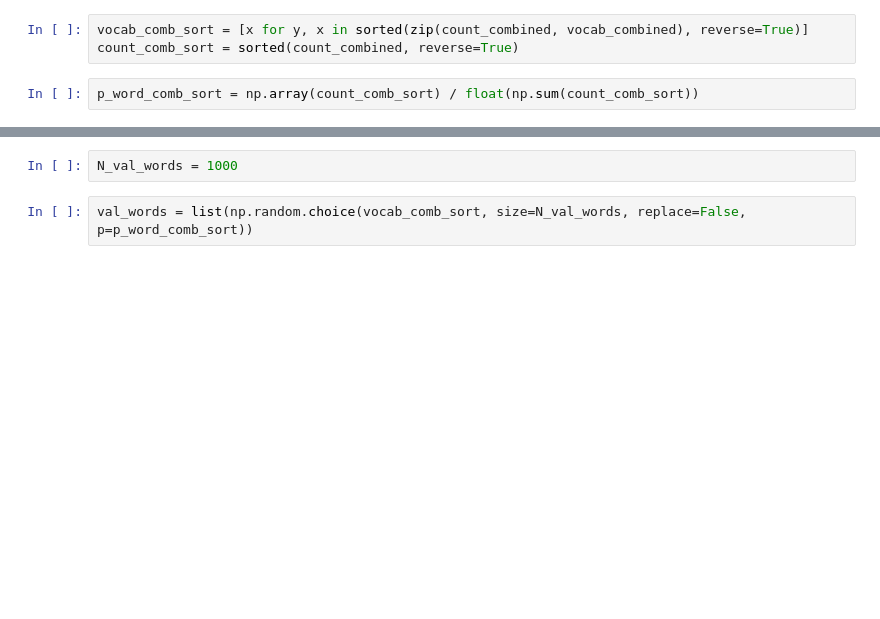
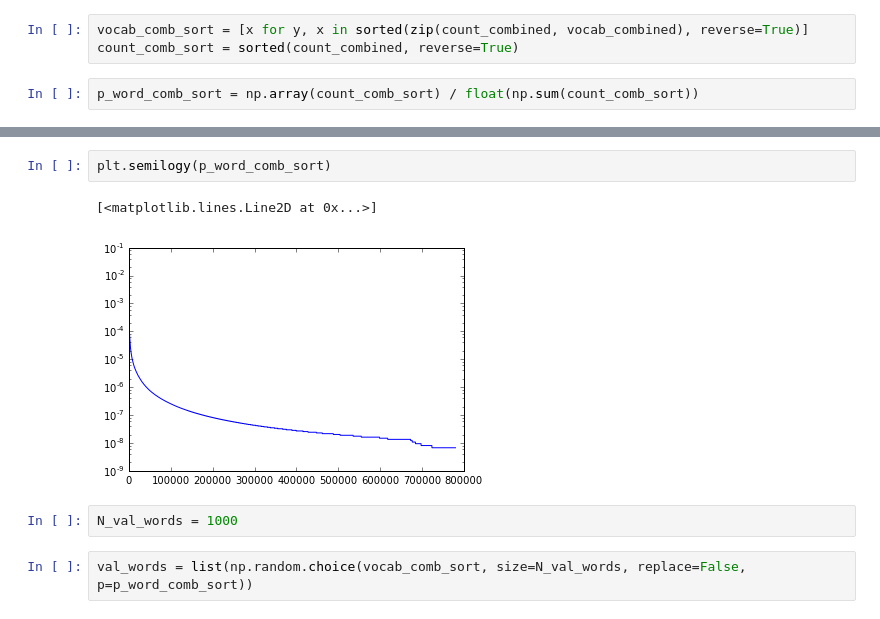
Before and after one commit to NLeSC/ShiCo, a Jupyter notebook: notebooks/probabilistic validation - 3 - BWNT05 filtered.ipynb, the cells around one changed output, grey strips where cells are left out. Saved outputs shown, nothing was run; the diff lists cells and outputs as text; blank space fills up the shorter version.

```diff
--- a/notebooks/probabilistic validation - 3 - BWNT05 filtered.ipynb
+++ b/notebooks/probabilistic validation - 3 - BWNT05 filtered.ipynb
@@ -66,3 +74,8 @@ p_word_comb_sort = np.array(count_comb_sort) / float(np.sum(count_comb_sort))
+# %%
+plt.semilogy(p_word_comb_sort)
+# %% [output]
+[<matplotlib.lines.Line2D at 0x...>]
+[figure, added]
 # %%
 N_val_words = 1000
 # %%
```
Also changed, not shown: parts of 53 cells of this notebook, 7 other files.
